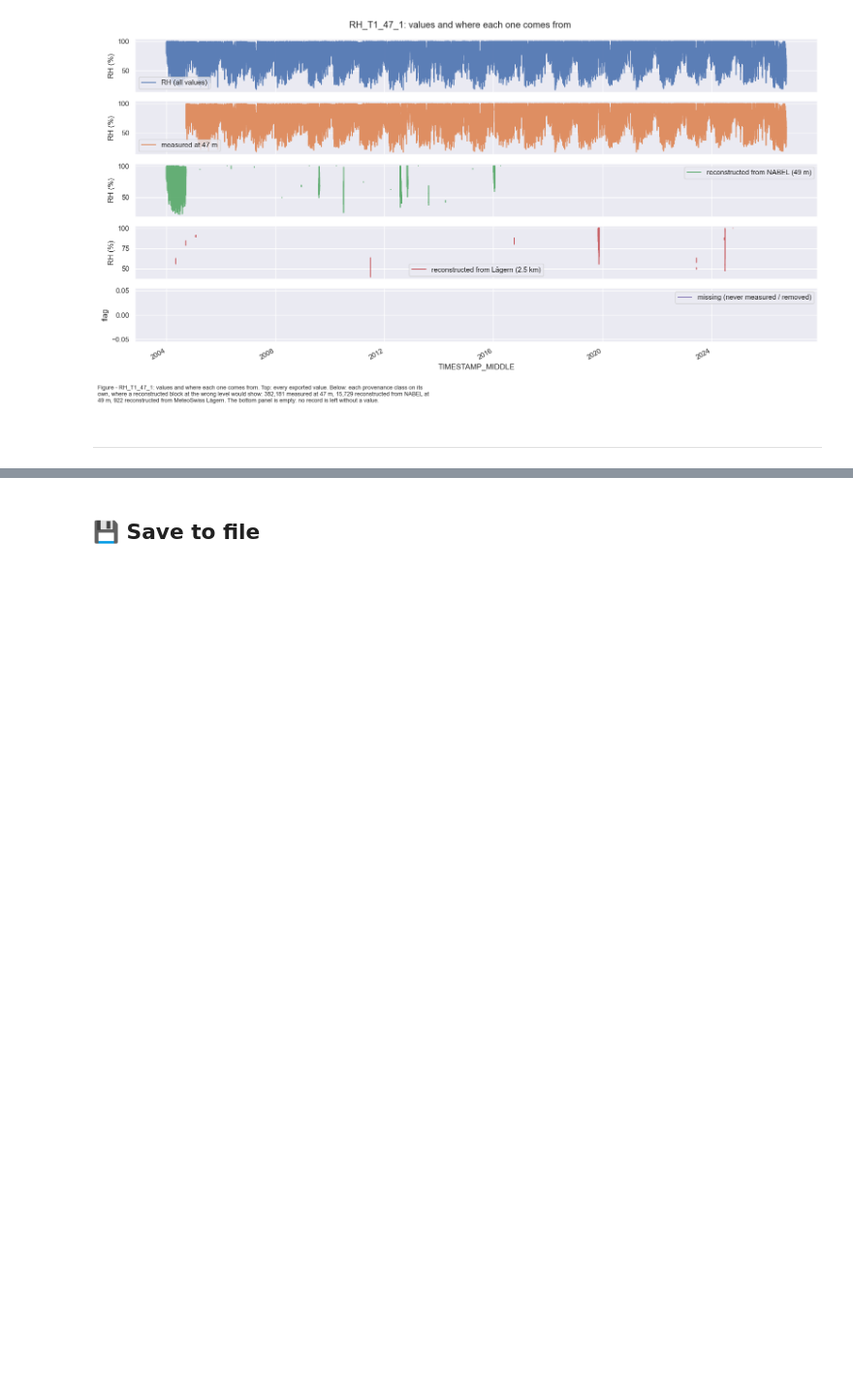
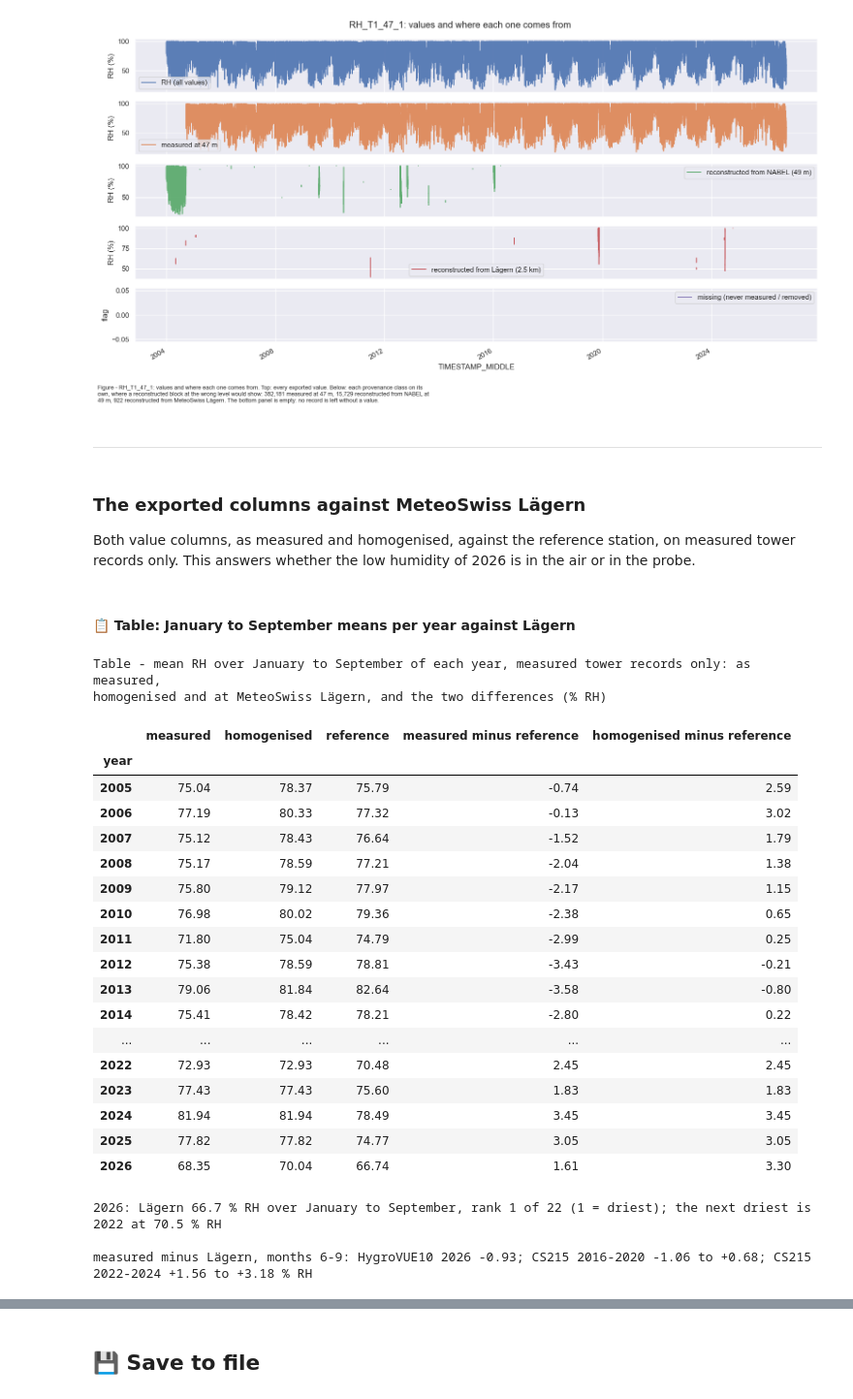
Before and after one commit to holukas/dataset_ch-lae_flux_product, a Jupyter notebook: workflow/10_METEO/30_PRODUCTS/04_METEO_RH_2004-2026.09.ipynb, the cells around one changed output, grey strips where cells are left out. Shown at 97% size. Cells and saved outputs as stored; diff of their text form; code cells hidden in the pictures; blank space fills up the shorter version.

```diff
--- a/workflow/10_METEO/30_PRODUCTS/04_METEO_RH_2004-2026.09.ipynb
+++ b/workflow/10_METEO/30_PRODUCTS/04_METEO_RH_2004-2026.09.ipynb
@@ -4450,3 +4450,75 @@ array([<Axes: xlabel='TIMESTAMP_MIDDLE', ylabel='RH (%)'>,
 [figure]
 # %% [markdown]
 ***
+# %% [markdown]
+### The exported columns against MeteoSwiss Lägern
+
+Both value columns, as measured and homogenised, against the reference station, on measured tower
+records only. This answers whether the low humidity of 2026 is in the air or in the probe.
+# %% [markdown]
+#### 📋 Table: January to September means per year against Lägern
+# %%
+# Both exported value columns against MeteoSwiss Lägern, on measured tower records only (MISSING
+# flag 0), so no record reconstructed from Lägern enters the comparison. Only the calendar months
+# the last year covers, so every year is compared on the same months.
+_cmp = pd.DataFrame({'measured': export_df[VALCOL], 'homogenised': export_df[HOMCOL],
+                     'reference': lae.reindex(export_df.index)})
+_cmp = _cmp[(export_df[FLAGCOL] == 0) & _cmp['reference'].notna()]
+_end = pd.Timestamp(PERIOD_END)
+_js = _cmp[_cmp.index.month <= _end.month]
+LAE_YEARLY = _js.groupby(_js.index.year).mean()
+LAE_YEARLY = LAE_YEARLY.loc[LAE_YEARLY.index >= RECORD_START.year + 1]   # the first year is partial
+LAE_YEARLY['measured minus reference'] = LAE_YEARLY['measured'] - LAE_YEARLY['reference']
+LAE_YEARLY['homogenised minus reference'] = LAE_YEARLY['homogenised'] - LAE_YEARLY['reference']
+LAE_YEARLY.index.name = 'year'
+tabcap(f"mean RH over January to {_end:%B} of each year, measured tower records only: as measured, "
+       f"homogenised and at MeteoSwiss Lägern, and the two differences (% RH)")
+display(LAE_YEARLY.round(2))
+
+_rank = int(LAE_YEARLY['reference'].rank().loc[_end.year])
+_rest = LAE_YEARLY['reference'].drop(_end.year)
+print(f"{_end.year}: Lägern {LAE_YEARLY.loc[_end.year, 'reference']:.1f} % RH over January to "
+      f"{_end:%B}, rank {_rank} of {len(LAE_YEARLY)} (1 = driest); the next driest is "
+      f"{_rest.idxmin()} at {_rest.min():.1f} % RH")
+
+# The HygroVUE10 months against the same months of the CS215 summers, as measured.
+_hv = _cmp[_cmp.index >= HV_START]
+_months = sorted(set(_hv.index.month))
+_season = _cmp[_cmp.index.month.isin(_months) & (_cmp.index < EXCESS_START)]
+_season_diff = (_season['measured'] - _season['reference']).groupby(_season.index.year).mean()
+_hv_diff = float((_hv['measured'] - _hv['reference']).mean())
+_early = _season_diff.loc[BREAK.year:BREAK.year + 4]
+_late = _season_diff.loc[HV_CS215_YEARS[0]:HV_CS215_YEARS[-1]]
+print(f"\nmeasured minus Lägern, months {_months[0]}-{_months[-1]}: HygroVUE10 {_end.year} {_hv_diff:+.2f}; "
+      f"CS215 {_early.index[0]}-{_early.index[-1]} {_early.min():+.2f} to {_early.max():+.2f}; "
+      f"CS215 {_late.index[0]}-{_late.index[-1]} {_late.min():+.2f} to {_late.max():+.2f} % RH")
+
+# The text below rests on these two statements, so they are asserted rather than read off the table.
+assert _rank == 1, "the last year is no longer the driest January-September at Lägern; the text below says it is"
+assert _early.min() - 0.5 < _hv_diff < _late.min(), (
+    "the HygroVUE10 no longer sits near the early CS215 level and below the late one; the text below "
+    "says it does")
+# %% [output]
+Table - mean RH over January to September of each year, measured tower records only: as measured,
+homogenised and at MeteoSwiss Lägern, and the two differences (% RH)
+|  | measured | homogenised | reference | measured minus reference | homogenised minus reference |
+| year |  |  |  |  |  |
+| 2005 | 75.04 | 78.37 | 75.79 | -0.74 | 2.59 |
+| 2006 | 77.19 | 80.33 | 77.32 | -0.13 | 3.02 |
+| 2007 | 75.12 | 78.43 | 76.64 | -1.52 | 1.79 |
+| 2008 | 75.17 | 78.59 | 77.21 | -2.04 | 1.38 |
+| 2009 | 75.80 | 79.12 | 77.97 | -2.17 | 1.15 |
+| 2010 | 76.98 | 80.02 | 79.36 | -2.38 | 0.65 |
+| 2011 | 71.80 | 75.04 | 74.79 | -2.99 | 0.25 |
+| 2012 | 75.38 | 78.59 | 78.81 | -3.43 | -0.21 |
+| 2013 | 79.06 | 81.84 | 82.64 | -3.58 | -0.80 |
+| 2014 | 75.41 | 78.42 | 78.21 | -2.80 | 0.22 |
+| ... | ... | ... | ... | ... | ... |
+| 2022 | 72.93 | 72.93 | 70.48 | 2.45 | 2.45 |
+| 2023 | 77.43 | 77.43 | 75.60 | 1.83 | 1.83 |
+| 2024 | 81.94 | 81.94 | 78.49 | 3.45 | 3.45 |
+| 2025 | 77.82 | 77.82 | 74.77 | 3.05 | 3.05 |
+| 2026 | 68.35 | 70.04 | 66.74 | 1.61 | 3.30 |
+2026: Lägern 66.7 % RH over January to September, rank 1 of 22 (1 = driest); the next driest is 2022 at 70.5 % RH
+
+measured minus Lägern, months 6-9: HygroVUE10 2026 -0.93; CS215 2016-2020 -1.06 to +0.68; CS215 2022-2024 +1.56 to +3.18 % RH
```
Also changed, not shown: parts of 9 cells of this notebook.
